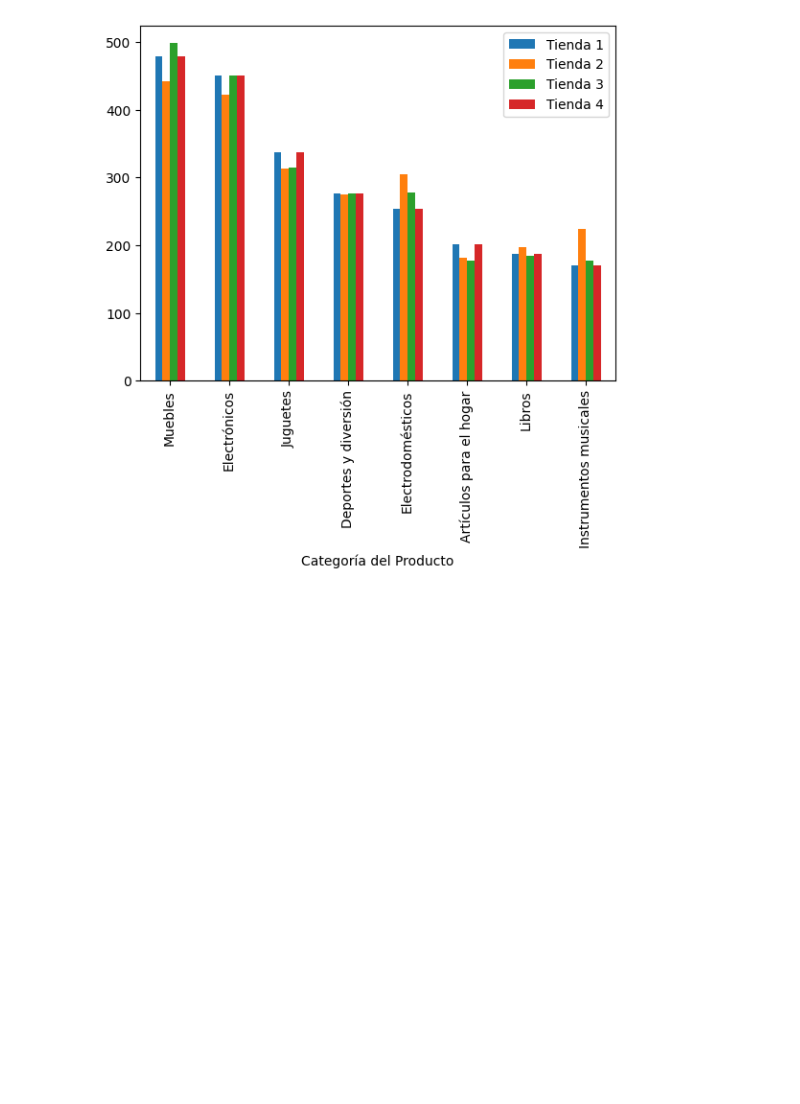
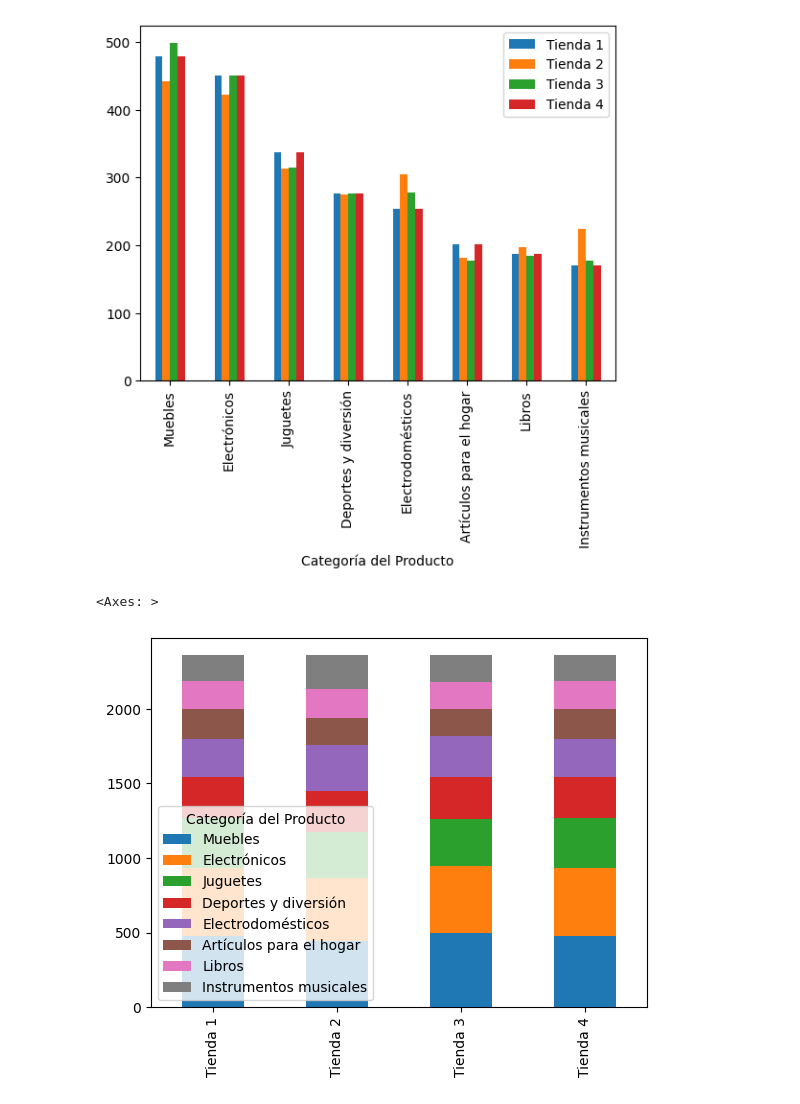
Before and after one commit to Nolram23/challenge1-data-science-latam, a Jupyter notebook: AluraStoreLatam.ipynb, the cells around one changed output. Drawn from its saved outputs; the diff is of its cells as text; code cells hidden in the pictures; blank space fills up the shorter version.

```diff
--- a/AluraStoreLatam.ipynb
+++ b/AluraStoreLatam.ipynb
@@ -267,3 +265,8 @@ conteo_total.plot(kind='bar')
 # %% [output]
 <Axes: xlabel='Categoría del Producto'>
 [figure]
+# %%
+conteo_total.T.plot(kind='bar', stacked=True)
+# %% [output]
+<Axes: >
+[figure, added]
```
Also changed, not shown: parts of 8 cells of this notebook.
